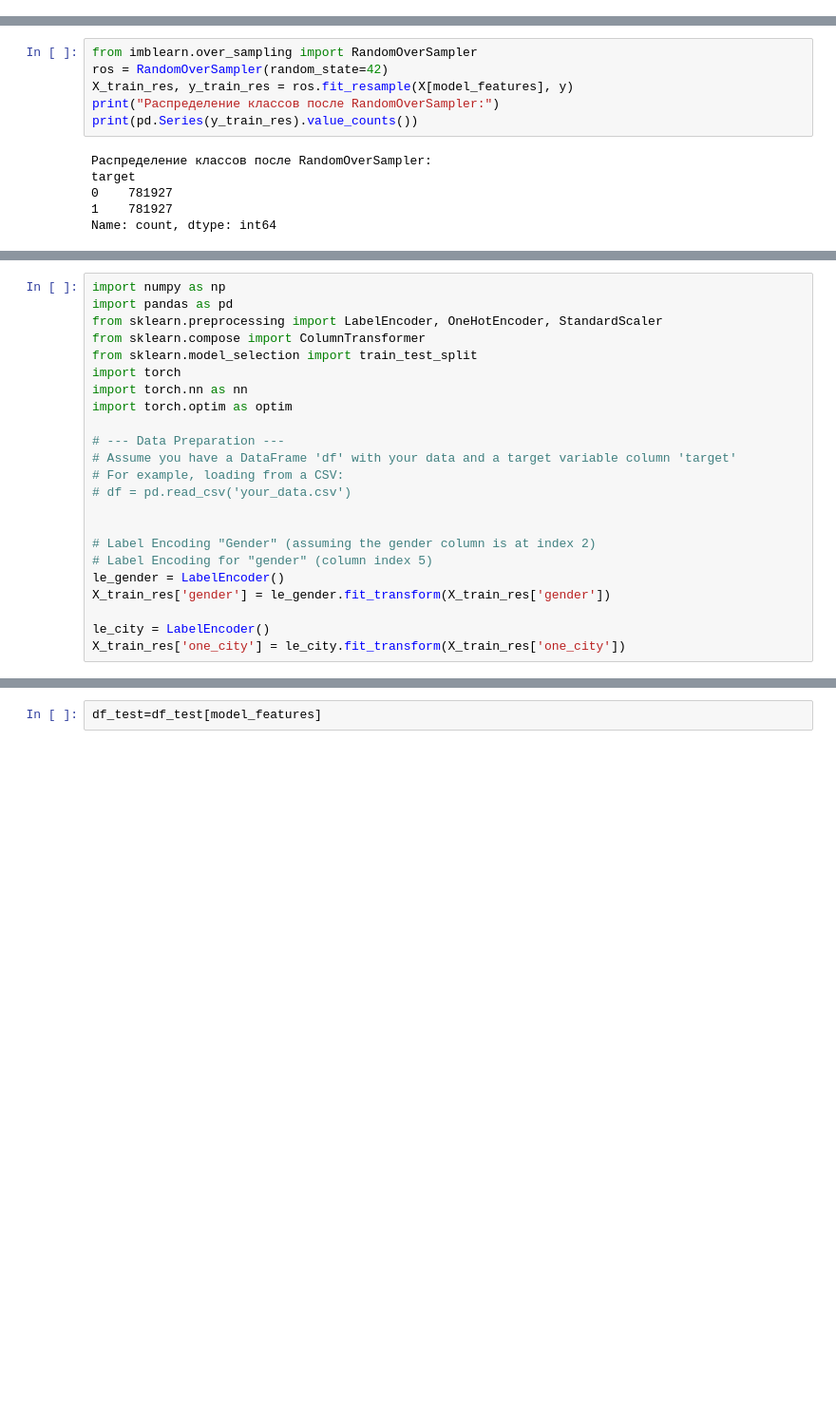
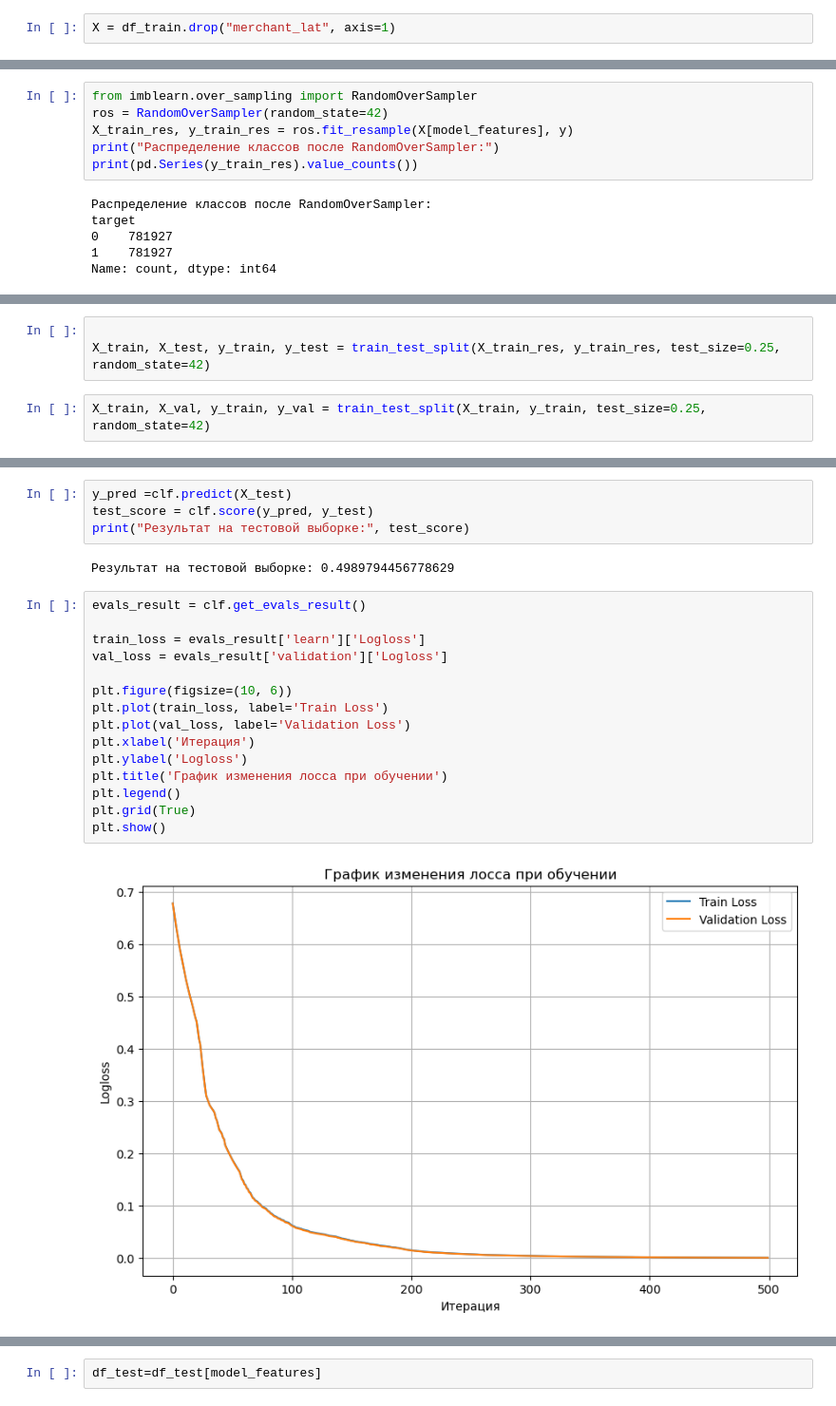
Before and after one commit to KatieGalaeva/shad, a Jupyter notebook: ml_1/binary_classification.ipynb, the cells around one changed output, grey strips where cells are left out. Shown at 95% size. Drawn from its saved outputs; the diff is of its cells as text; blank space fills up the shorter version.

```diff
--- a/ml_1/binary_classification.ipynb
+++ b/ml_1/binary_classification.ipynb
@@ -192,3 +247,5 @@ y = df_train["target"]
+# %%
+X = df_train.drop("merchant_lat", axis=1)
 # %%
 #cat_features_indices = [X.columns.get_loc(col) for col in cat_features if col in X.columns]
 #cat_features_indices
@@ -216,23 +265,0 @@ Index(['amount', 'bearing_degree_1', 'bearing_degree_2', 'bearing_degree_3',
-# %%
-import numpy as np
-import pandas as pd
-from sklearn.preprocessing import LabelEncoder, OneHotEncoder, StandardScaler
-from sklearn.compose import ColumnTransformer
-from sklearn.model_selection import train_test_split
-import torch
-import torch.nn as nn
-import torch.optim as optim
-
-# --- Data Preparation ---
-# Assume you have a DataFrame 'df' with your data and a target variable column 'target'
-# For example, loading from a CSV:
-# df = pd.read_csv('your_data.csv')
-
-
-# Label Encoding "Gender" (assuming the gender column is at index 2)
-# Label Encoding for "gender" (column index 5)
-le_gender = LabelEncoder()
-X_train_res['gender'] = le_gender.fit_transform(X_train_res['gender'])
-
-le_city = LabelEncoder()
-X_train_res['one_city'] = le_city.fit_transform(X_train_res['one_city'])
@@ -379,0 +268,5 @@ InvalidIndexError: (slice(None, None, None), 5)
+# %%
+
+X_train, X_test, y_train, y_test = train_test_split(X_train_res, y_train_res, test_size=0.25, random_state=42)
+# %%
+X_train, X_val, y_train, y_val = train_test_split(X_train, y_train, test_size=0.25, random_state=42)
@@ -435,0 +335,23 @@ KeyboardInterrupt:
+# %%
+y_pred =clf.predict(X_test)
+test_score = clf.score(y_pred, y_test)
+print("Результат на тестовой выборке:", test_score)
+# %% [output]
+Результат на тестовой выборке: 0.4989794456778629
+# %%
+evals_result = clf.get_evals_result()
+
+train_loss = evals_result['learn']['Logloss']
+val_loss = evals_result['validation']['Logloss']
+
+plt.figure(figsize=(10, 6))
+plt.plot(train_loss, label='Train Loss')
+plt.plot(val_loss, label='Validation Loss')
+plt.xlabel('Итерация')
+plt.ylabel('Logloss')
+plt.title('График изменения лосса при обучении')
+plt.legend()
+plt.grid(True)
+plt.show()
+# %% [output]
+[figure, added]
```
Also changed, not shown: parts of 31 cells of this notebook, 1 other file.
